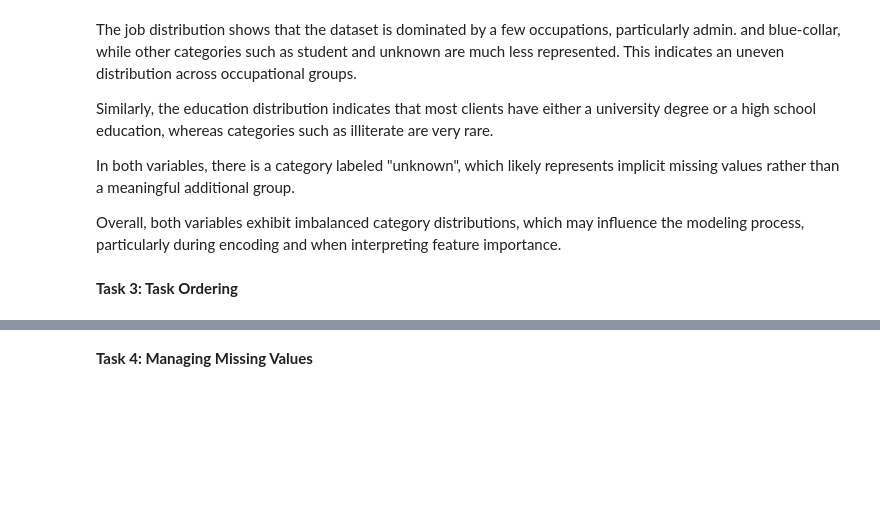
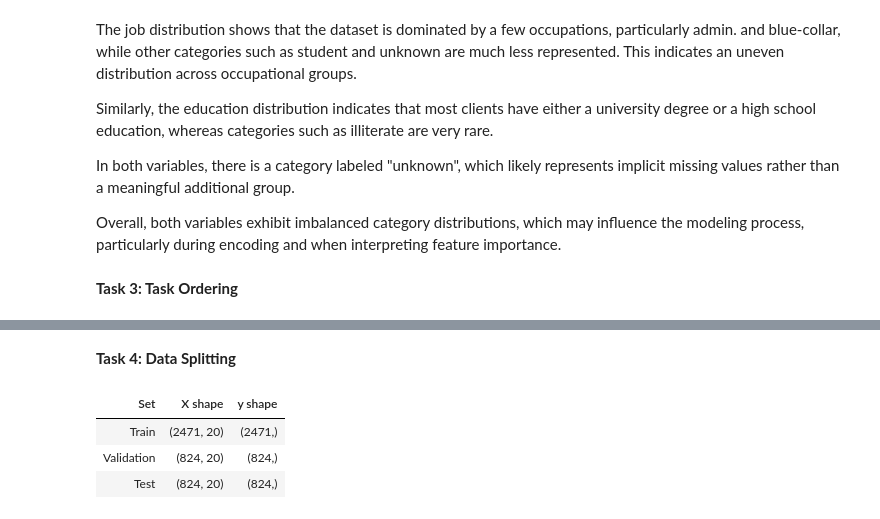
Before and after one commit to carlapalmes/ML-fundamentals-2026, a Jupyter notebook: assignment_1_carla_palmes_monzon.ipynb, the cells around one changed output, grey strips where cells are left out. Saved outputs shown, nothing was run; the diff lists cells and outputs as text; code cells hidden in the pictures; blank space fills up the shorter version.

Commit message:
Implement Tasks 4: Data Splitting

```diff
--- a/assignment_1_carla_palmes_monzon.ipynb
+++ b/assignment_1_carla_palmes_monzon.ipynb
@@ -251,4 +249,37 @@ Any feature selection method that relies on data-driven criteria, such as correl
 
 After all these steps, we can proceed to train the model on the training data and then use validation and test (only once) sets to evaluate it.
 # %% [markdown]
-**Task 4: Managing Missing Values**
+**Task 4: Data Splitting**
+# %%
+from sklearn.model_selection import train_test_split
+
+X = df.drop(columns=["y"])
+y = df["y"]
+
+# 1) First split: Train and temporary (train = 60%, temp = 40%)
+X_train, X_temp, y_train, y_temp = train_test_split(
+    X, y,
+    test_size=0.40,
+    random_state=42,
+    stratify=y,
+)
+
+# 2) Second split: split temporary into test (20%) and validation (20%)
+X_val, X_test, y_val, y_test = train_test_split(
+    X_temp, y_temp,
+    test_size=0.50,
+    random_state=42,
+    stratify=y_temp
+)
+
+df = pd.DataFrame({
+"Set": ["Train", "Validation", "Test"],
+"X shape": [X_train.shape, X_val.shape, X_test.shape],
+"y shape": [y_train.shape, y_val.shape, y_test.shape],
+})
+display(df.style.hide(axis="index"))
+# %% [output]
+| Set | X shape | y shape |
+| Train | (2471, 20) | (2471,) |
+| Validation | (824, 20) | (824,) |
+| Test | (824, 20) | (824,) |
```
Also changed, not shown: parts of 3 cells of this notebook.
